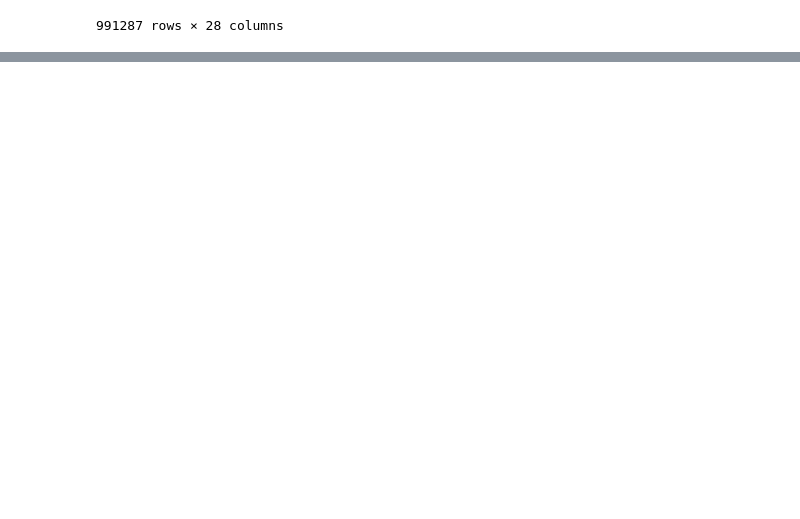
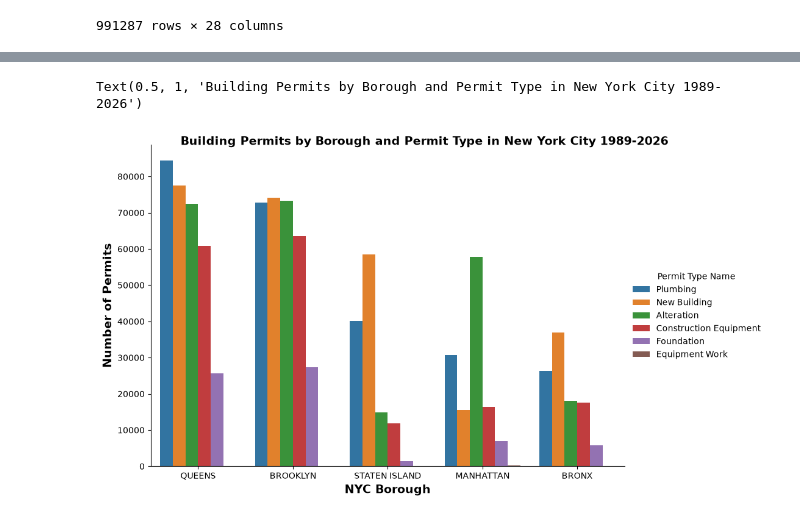
Before and after one commit to janmollet/WXY_ASSIGNMENT, a Jupyter notebook: part_b.ipynb, the cells around one changed output, grey strips where cells are left out. Saved outputs shown, nothing was run; the diff lists cells and outputs as text; code cells hidden in the pictures; blank space fills up the shorter version.

```diff
--- a/part_b.ipynb
+++ b/part_b.ipynb
@@ -257,0 +283,2 @@ dataset_subset_clean_for_analysis
+# %%
+dataset_clean_groupby_boroughs = dataset_subset_clean_for_analysis.copy()
@@ -257,0 +287,12 @@ dataset_subset_clean_for_analysis
+# %%
+dataset_clean_groupby_boroughs["Filing Date"] = pd.to_datetime(dataset_clean_groupby_boroughs["Filing Date"],format="%m/%d/%Y",errors="coerce")
+
+# EXTRATING DAY, MONTH AND YEAR FROM THE FILING DATE COLUMN
+
+dataset_clean_groupby_boroughs["Filing Date Day"] = dataset_clean_groupby_boroughs["Filing Date"].dt.day
+
+dataset_clean_groupby_boroughs["Filing Date Month"] = dataset_clean_groupby_boroughs["Filing Date"].dt.month
+
+dataset_clean_groupby_boroughs["Filing Date Year"] = dataset_clean_groupby_boroughs["Filing Date"].dt.year
+
+dataset_clean_groupby_boroughs
@@ -257,0 +392,7 @@ dataset_subset_clean_for_analysis
+# %%
+dataset_by_boroughs_permit_type =dataset_clean_groupby_boroughs.groupby(["BOROUGH", "Permit Type"],as_index=False).size().sort_values(by="size",ascending=False)
+
+dataset_by_boroughs_permit_type["Permit Type Name"] = dataset_by_boroughs_permit_type["Permit Type"].map({"NB": "New Building", "AL": "Alteration", "PL" : "Plumbing", "SG" : "Sign"
+, "FO": "Foundation", "DM": "Demolition", "EQ": "Construction Equipment", "EW": "Equipment Work"})
+
+dataset_by_boroughs_permit_type
@@ -257,0 +417,24 @@ dataset_subset_clean_for_analysis
+# %%
+g = sns.catplot(
+    data=dataset_by_boroughs_permit_type,
+    x="BOROUGH",
+    y="size",
+    hue="Permit Type Name",
+    kind="bar",
+    height=6,
+    aspect=1.5
+)
+
+g.set_axis_labels("NYC Borough", "Number of Permits", fontsize=14,
+    fontweight="bold")
+
+
+g.figure.suptitle(
+    "Building Permits by Borough and Permit Type in New York City 1989-2026",
+    fontsize=14,
+    fontweight="bold",
+    y=1
+)
+# %% [output]
+Text(0.5, 1, 'Building Permits by Borough and Permit Type in New York City 1989-2026')
+[figure, added]
```
Also changed, not shown: parts of 36 cells of this notebook, 14 other files.
